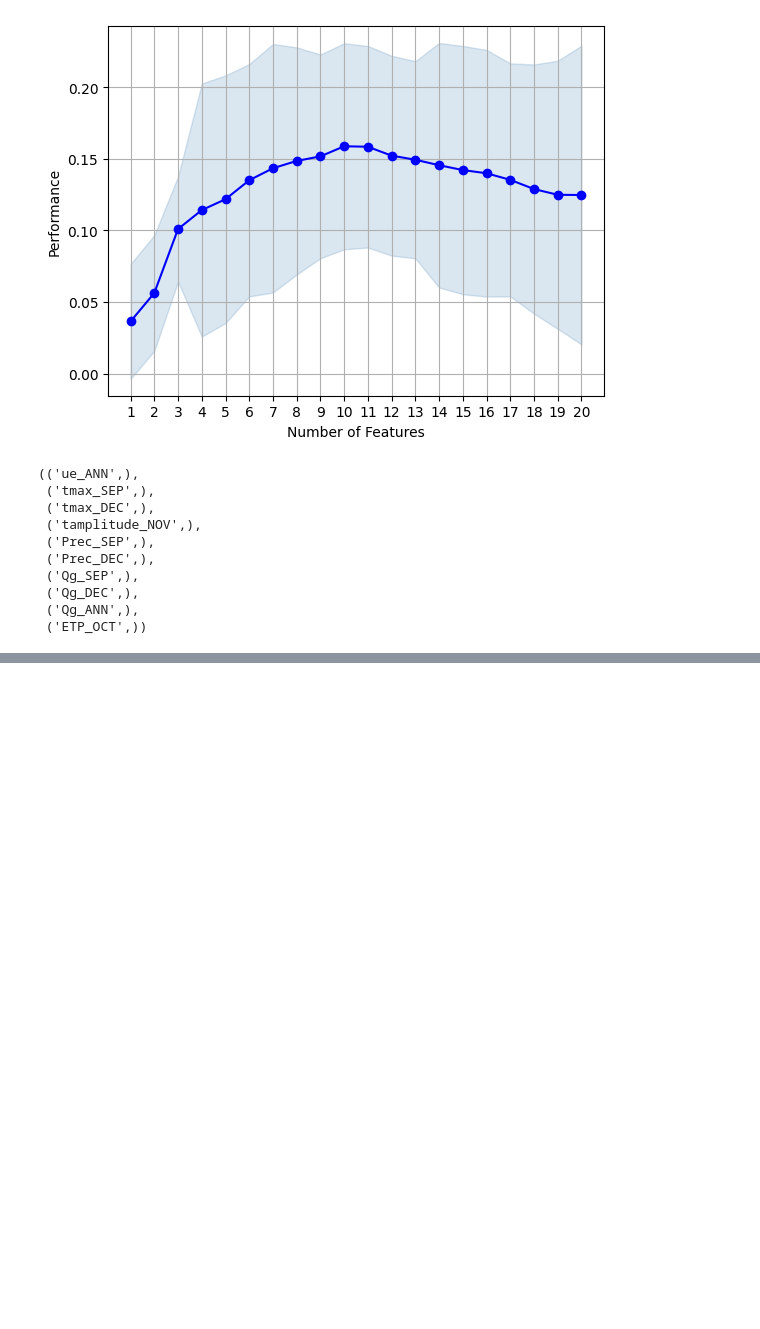
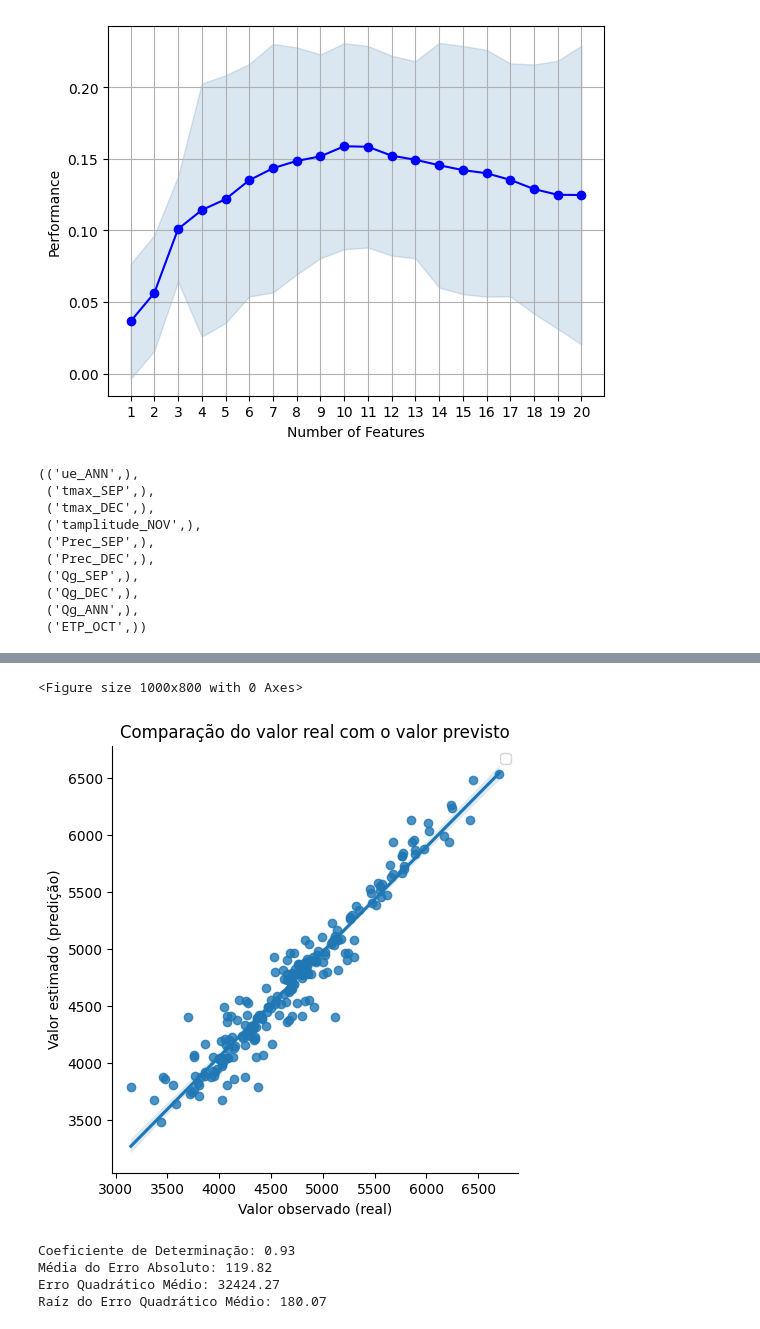
Before and after one commit to theusnevess/previsao-da-produtividade-do-amendoim, a Jupyter notebook: notebooks/Peanut_tech.ipynb, the cells around one changed output, grey strips where cells are left out. Saved outputs shown, nothing was run; the diff lists cells and outputs as text; code cells hidden in the pictures; blank space fills up the shorter version.

Commit message:
feat(modeling): adiciona modelo de Rede Neural Artifial, visualização e avaliação das métricas de desempenho.

```diff
--- a/notebooks/Peanut_tech.ipynb
+++ b/notebooks/Peanut_tech.ipynb
@@ -365,0 +373,10 @@ Notes:
+# %%
+# Importando a biblioteca de RNA
+from sklearn.neural_network import MLPRegressor
+
+# Instanciando e configurando o modelo
+modelo = MLPRegressor(hidden_layer_sizes=(6, 6), learning_rate="adaptive", learning_rate_init=0.05, solver="lbfgs", random_state=1, max_iter=1000) # Duas camadas escondidas com 5 neurônios, taxa de aprendizagem adaptativa
+
+# Treinando o modelo
+modelo.fit(Xpad, y)
+y_pred = modelo.predict(Xpad)
@@ -365,0 +390,4 @@ Notes:
+# %%
+# Transformando os resutados em um dataframe
+dados_graf = pd.DataFrame({"y_obs": y, "y_pred": y_pred})
+dados_graf.head()
@@ -365,0 +401,28 @@ Notes:
+# %%
+# Plotando o gráfico de comparação entre valor real e valor previsto
+plt.figure(figsize=(10, 8))
+sns.lmplot(x="y_obs", y="y_pred", data=dados_graf)
+plt.legend()
+plt.title("Comparação do valor real com o valor previsto")
+plt.xlabel("Valor observado (real)")
+plt.ylabel("Valor estimado (predição)")
+plt.show()
+# %% [output]
+<Figure size 1000x800 with 0 Axes>
+[figure, added]
+# %%
+# Verificando as métricas de avaliação do modelo ajustado
+from sklearn.metrics import r2_score, mean_absolute_error, mean_squared_error
+r2 = r2_score(dados_graf["y_obs"], dados_graf["y_pred"])
+mae = mean_absolute_error(dados_graf["y_obs"], dados_graf["y_pred"])
+mse = mean_squared_error(dados_graf["y_obs"], dados_graf["y_pred"])
+rmse = np.sqrt(mse)
+print(f"Coeficiente de Determinação: {r2:.2f}")
+print(f"Média do Erro Absoluto: {mae:.2f}")
+print(f"Erro Quadrático Médio: {mse:.2f}")
+print(f"Raíz do Erro Quadrático Médio: {rmse:.2f}")
+# %% [output]
+Coeficiente de Determinação: 0.93
+Média do Erro Absoluto: 119.82
+Erro Quadrático Médio: 32424.27
+Raíz do Erro Quadrático Médio: 180.07
```
Also changed, not shown: parts of 7 cells of this notebook.
